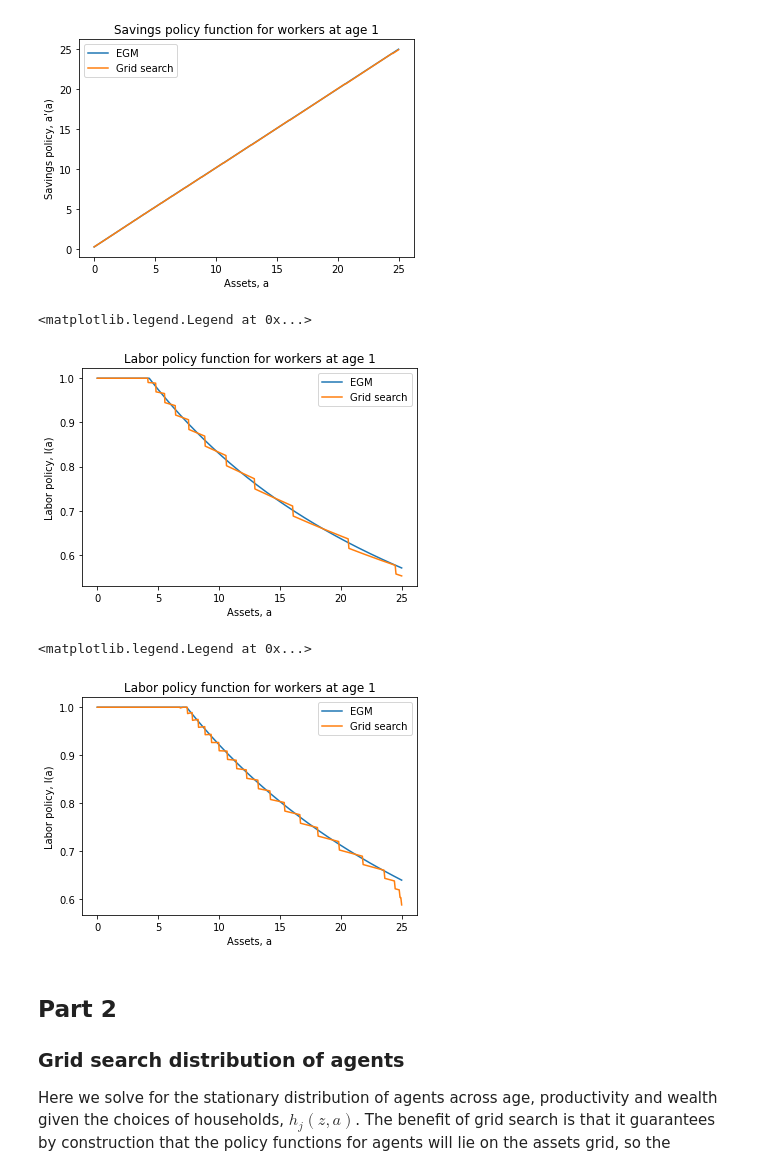
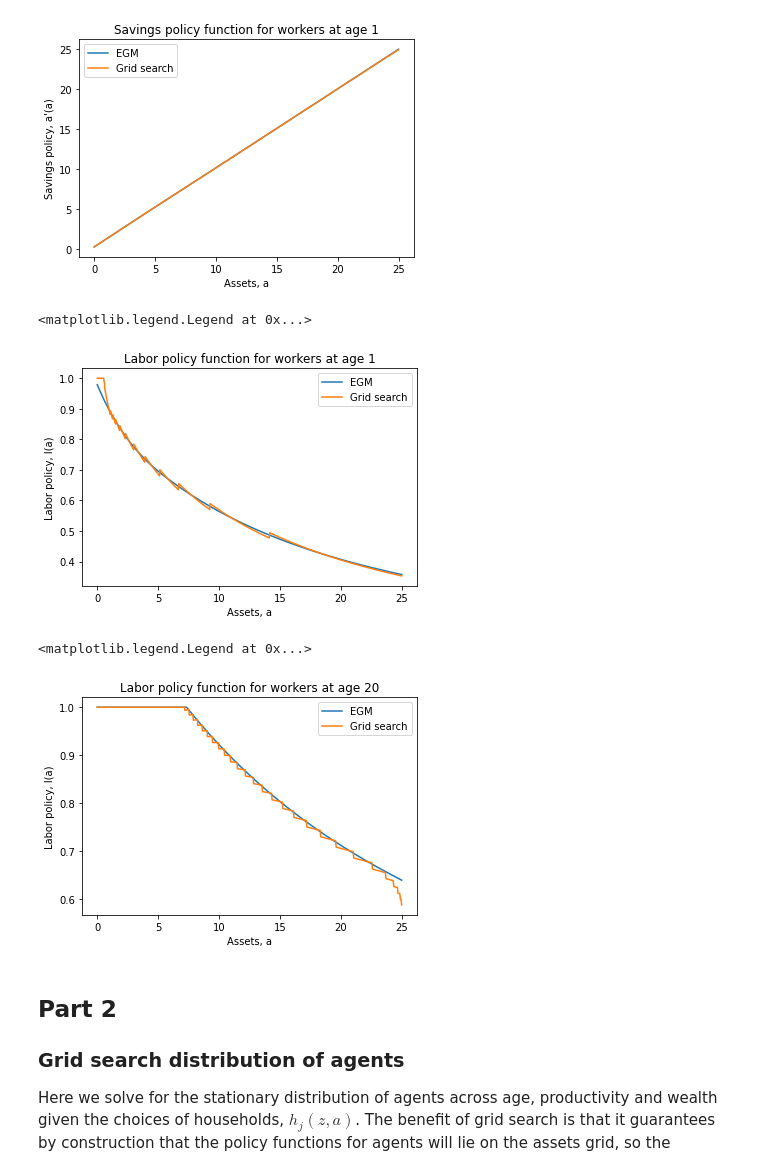
Before and after one commit to john-p-ryan/computation_2024, a Jupyter notebook: Conesa_Krueger/Conesa_Krueger_py.ipynb, the cells around one changed output. Drawn from its saved outputs; the diff is of its cells as text; code cells hidden in the pictures.

```diff
--- a/Conesa_Krueger/Conesa_Krueger_py.ipynb
+++ b/Conesa_Krueger/Conesa_Krueger_py.ipynb
@@ -82,7 +82,7 @@ Text(0.5, 1.0, 'Age-efficiency profile')
 # %% [markdown]
 First, we will use grid search to solve for the household value functions and policy functions.
 # %%
-OLG = OLGModel(a_min=.000001, a_max=25.0, na=750, eta=ef, gamma=2.5, z_grid=np.array([1.0, .25]))
+OLG = OLGModel(a_min=.000001, a_max=25.0, na=1000, eta=ef, gamma=2.5, z_grid=np.array([1.0, .25]))
 
 # solve HH problem
 start = time.time()
@@ -207,10 +211,6 @@ Which holds with equality if $\ell$ is interior
 # %%
-from OLG_EGM import OLGModel as OLG_EGM
-from OLG_EGM import HH_egm
-
-
 # time the HH_egm function
-og = OLG_EGM(eta=ef, na=1500, gamma=2.5, a_min=.000001, a_max=25.0, z_grid=np.array([1.0, .25]))
+og = OLG_EGM(eta=ef, na=1000, gamma=2.5, a_min=.000001, a_max=25.0, z_grid=np.array([1.0, .25]))
 
 start = time.time()
 a_policy_w, a_policy_r, c_policy_w, c_policy_r, l_policy = HH_egm(og, r=.032, w=1.38, b=.181)
@@ -307,16 +307,16 @@ plt.legend()
 [figure]
 # %%
 # compare labor policy functions at age 1
-plt.plot(og.a_grid, l_policy[0, 0, :], label='EGM')
-plt.plot(OLG.a_grid, l_w[0, :, 0], label='Grid search')
+plt.plot(og.a_grid, l_policy[0, 1, :], label='EGM')
+plt.plot(OLG.a_grid, l_w[0, :, 1], label='Grid search')
 plt.xlabel('Assets, a')
 plt.ylabel('Labor policy, l(a)')
 # set title
 plt.title('Labor policy function for workers at age 1')
 plt.legend()
 # %% [output]
 <matplotlib.legend.Legend at 0x...>
-[figure, old version]
+[figure, new version]
 # %%
 # compare labor policy functions at age 20
 plt.plot(og.a_grid, l_policy[19, 0, :], label='EGM')
@@ -324,11 +324,11 @@ plt.plot(OLG.a_grid, l_w[19, :, 0], label='Grid search')
 plt.xlabel('Assets, a')
 plt.ylabel('Labor policy, l(a)')
 # set title
-plt.title('Labor policy function for workers at age 1')
+plt.title('Labor policy function for workers at age 20')
 plt.legend()
 # %% [output]
 <matplotlib.legend.Legend at 0x...>
-[figure, old version]
+[figure, new version]
 # %% [markdown]
 ## Part 2
 
```
Also changed, not shown: parts of 24 cells of this notebook, 1 other file.
